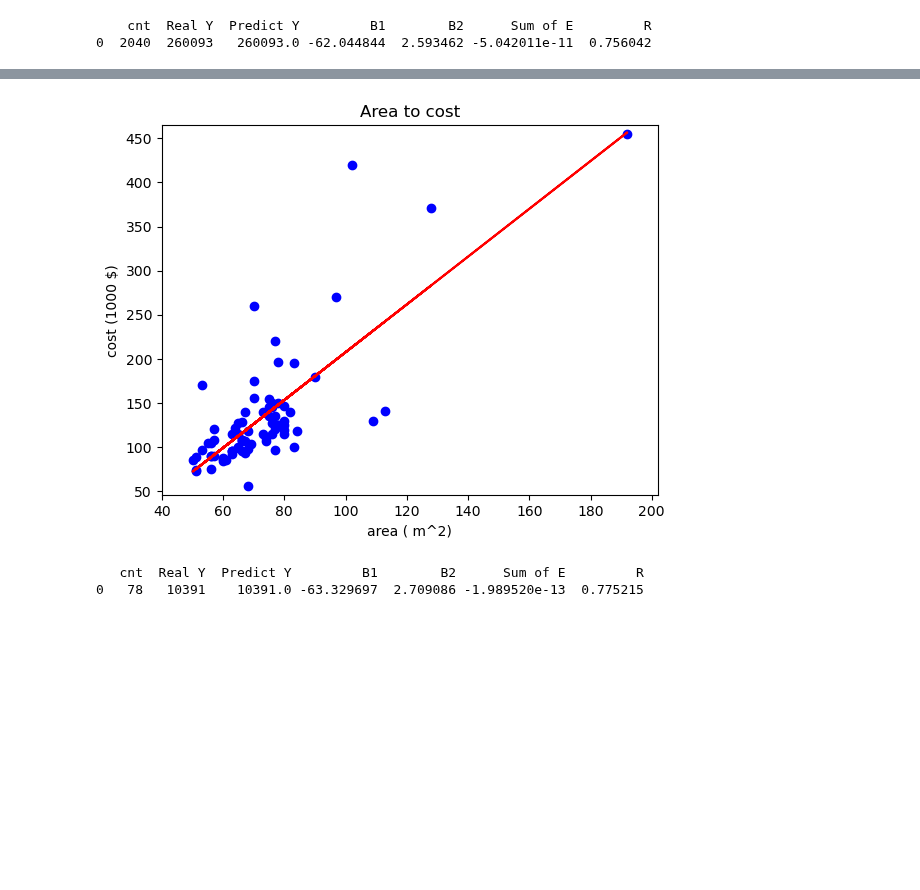
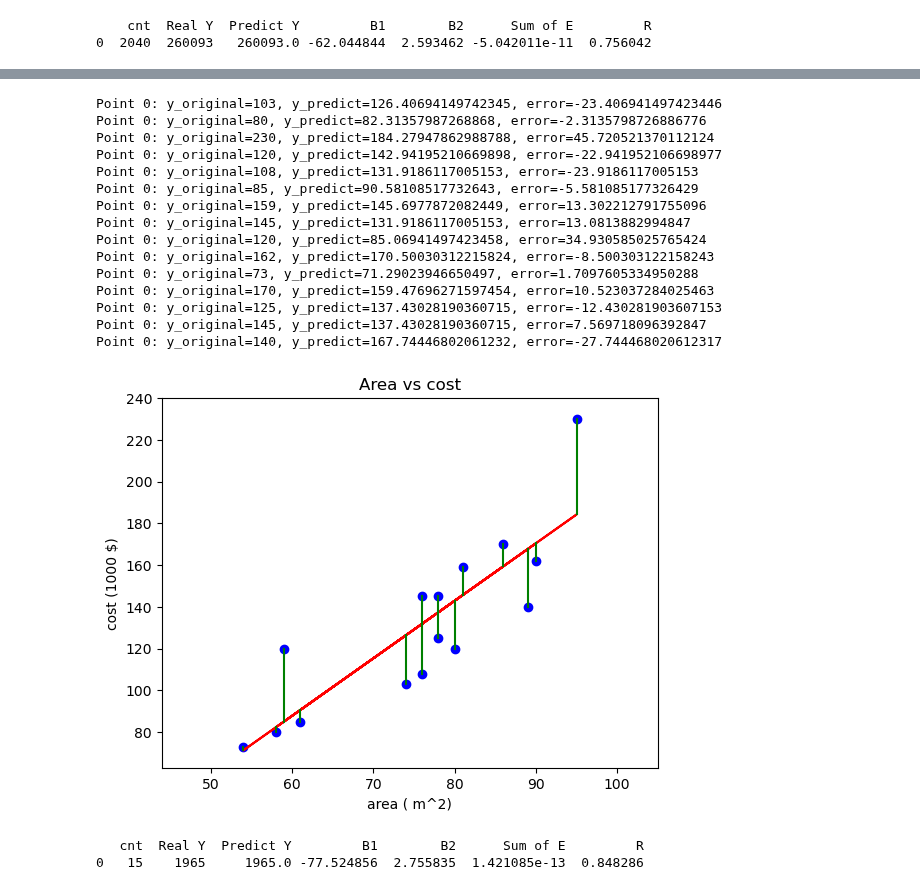
Before and after one commit to SmeysyaHromche/0MS, a Jupyter notebook: slr.ipynb, the cells around one changed output, grey strips where cells are left out. Drawn from its saved outputs; the diff is of its cells as text; code cells hidden in the pictures; blank space fills up the shorter version.

Commit message:
add in viz err between y_orig and y_predict

```diff
--- a/slr.ipynb
+++ b/slr.ipynb
@@ -96,7 +96,7 @@ class SLR():
 
         return sample['totsp'].values, sample['price'].values
 
-    def _Vizualization(self, x:np.array, y:np.array, y_predict:np.array)->None:
+    def _Vizualization(self, x:np.array, y:np.array, y_predict:np.array, e:np.array, with_err:bool)->None:
         '''
 
         Description:
@@ -114,14 +114,21 @@ class SLR():
 
         plt.plot(x, y_predict, color='red')  # prediction
 
+        if with_err:
+            point = 0
+            for x_it, y_it, y_pr_it, e_it in np.nditer([x, y, y_predict, e]):
+                point += 1
+                print(f'Point {point}: y_original={y_it}, y_predict={y_pr_it}, error={e_it}')
+                plt.plot([x_it, x_it], [y_pr_it, y_pr_it+e_it], color='green')
+
         plt.xlabel('area ( m^2)')
         plt.ylabel('cost (1000 $)')
-        plt.title('Area to cost')
+        plt.title('Area vs cost')
 
         plt.show()
 
 
-    def _Alg(self, x:np.array, y:np.array)->tuple[np.array, int, float, int, int, float, float]:
+    def _Alg(self, x:np.array, y:np.array)->tuple[np.array, int, float, int, int, np.array, float, float]:
         '''
 
         Description:
@@ -149,10 +156,10 @@ class SLR():
 
         r = (np.mean(np.multiply(x, y)) - np.mean(x)*np.mean(y))/sqrt((np.mean(np.power(x,2))-np.mean(x)**2)*(np.mean(np.power(y,2))-np.mean(y)**2))
 
-        return y_predict, y_sum, y_predict_sum, b1, b2, e_sum, r
+        return y_predict, y_sum, y_predict_sum, b1, b2, e, e_sum, r
 
 
-    def Experiment(self, count:int, full_dataset:bool, random_sampling:bool, positive:bool, cnt_sample:int)->None:
+    def Experiment(self, count:int, full_dataset:bool, random_sampling:bool, positive:bool, cnt_sample:int, viz_with_err:bool)->None:
 
         '''
         Description:
@@ -182,12 +189,12 @@ class SLR():
 
             x, y, = self._Sampling(self._Get_dataset(positive), full_dataset, random_sampling, cnt_sample)  # independent(x) and dependent(y) data
 
-            y_predict, y_sum, y_predict_sum, b1, b2, e_sum, r = self._Alg(x, y)  # SLR
+            y_predict, y_sum, y_predict_sum, b1, b2, e, e_sum, r = self._Alg(x, y)  # SLR
 
             self._solv.loc[len(self._solv)] = {'cnt':x.size, 'Real Y':y_sum, 'Predict Y':y_predict_sum, 'B1': b1, 'B2': b2, 'Sum of E':e_sum, 'R': r}   # store output of actual expiriment
 
             if count == 1:  # vizual for only one experiment
-                self._Vizualization(x, y, y_predict)
+                self._Vizualization(x, y, y_predict, e, viz_with_err)
 
 
         print(self._solv)
@@ -217,9 +224,24 @@ SLR_solv.Experiment(count=1, full_dataset=False, random_sampling=True, positive=
 # %%
 # Experiment № 3
 # Description: SLR with datasets sample (positive relation)
 
-SLR_solv.Experiment(count=1, full_dataset=False, random_sampling=False, positive=False, cnt_sample=15)
+SLR_solv.Experiment(count=1, full_dataset=False, random_sampling=False, positive=False, cnt_sample=15,  viz_with_err=True)
 # %% [output]
+Point 0: y_original=103, y_predict=126.40694149742345, error=-23.406941497423446
+Point 0: y_original=80, y_predict=82.31357987268868, error=-2.3135798726886776
+Point 0: y_original=230, y_predict=184.27947862988788, error=45.720521370112124
+Point 0: y_original=120, y_predict=142.94195210669898, error=-22.941952106698977
+Point 0: y_original=108, y_predict=131.9186117005153, error=-23.9186117005153
+Point 0: y_original=85, y_predict=90.58108517732643, error=-5.581085177326429
+Point 0: y_original=159, y_predict=145.6977872082449, error=13.302212791755096
+Point 0: y_original=145, y_predict=131.9186117005153, error=13.0813882994847
+Point 0: y_original=120, y_predict=85.06941497423458, error=34.930585025765424
+Point 0: y_original=162, y_predict=170.50030312215824, error=-8.500303122158243
+Point 0: y_original=73, y_predict=71.29023946650497, error=1.7097605334950288
+Point 0: y_original=170, y_predict=159.47696271597454, error=10.523037284025463
+Point 0: y_original=125, y_predict=137.43028190360715, error=-12.430281903607153
+Point 0: y_original=145, y_predict=137.43028190360715, error=7.569718096392847
+Point 0: y_original=140, y_predict=167.74446802061232, error=-27.744468020612317
-[figure, old version]
+[figure, new version]
-   cnt  Real Y  Predict Y         B1        B2      Sum of E         R
-0   78   10391    10391.0 -63.329697  2.709086 -1.989520e-13  0.775215
+   cnt  Real Y  Predict Y         B1        B2      Sum of E         R
+0   15    1965     1965.0 -77.524856  2.755835  1.421085e-13  0.848286
```
Also changed, not shown: parts of 2 cells of this notebook.
